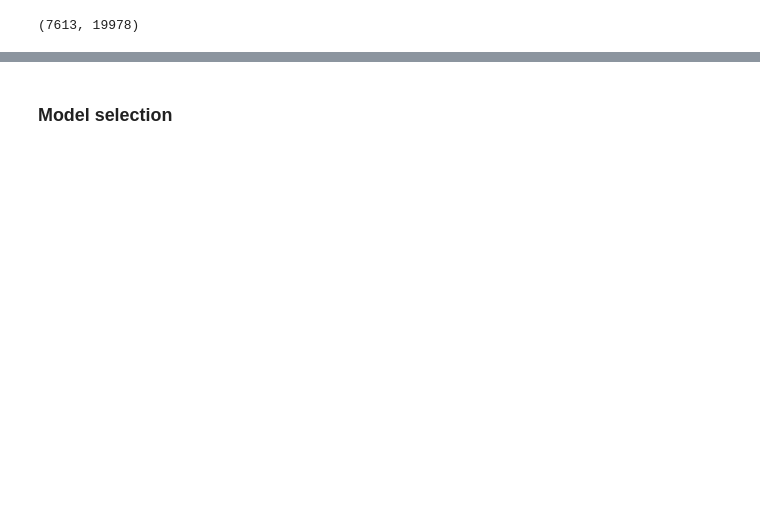
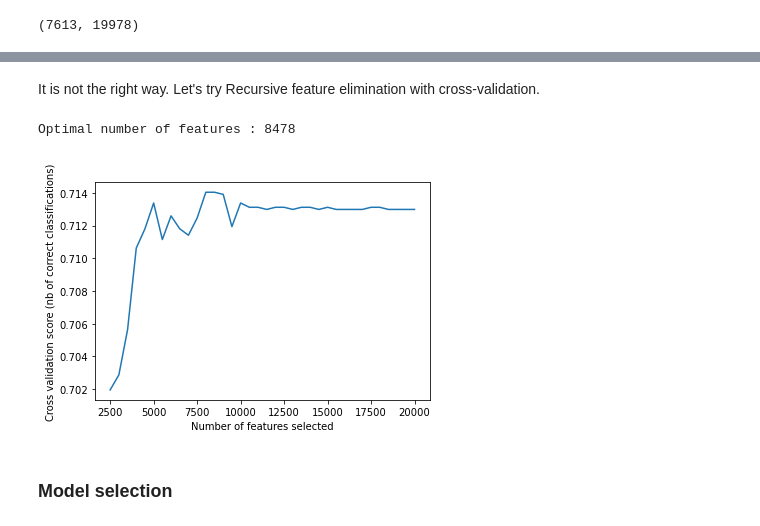
Before and after one commit to lept1/Kaggle_DisasterTweets, a Jupyter notebook: Disaster_Tweets.ipynb, the cells around one changed output, grey strips where cells are left out. Saved outputs shown, nothing was run; the diff lists cells and outputs as text; code cells hidden in the pictures; blank space fills up the shorter version.

```diff
--- a/Disaster_Tweets.ipynb
+++ b/Disaster_Tweets.ipynb
@@ -171,0 +200,32 @@ X_text.shape
+# %% [markdown]
+It is not the right way. Let's try Recursive feature elimination with cross-validation.
+# %%
+
+from sklearn.model_selection import StratifiedKFold
+from sklearn.feature_selection import RFECV
+
+
+# Create the RFE object and compute a cross-validated score.
+svc = SVC(kernel="linear")
+# The "accuracy" scoring is proportional to the number of correct
+# classifications
+
+min_features_to_select = 2500  # Minimum number of features to consider
+rfecv = RFECV(estimator=svc, step=500, cv=StratifiedKFold(2),
+              scoring='accuracy',
+              min_features_to_select=min_features_to_select)
+rfecv.fit(X_text, y)
+
+print("Optimal number of features : %d" % rfecv.n_features_)
+
+# Plot number of features VS. cross-validation scores
+plt.figure()
+plt.xlabel("Number of features selected")
+plt.ylabel("Cross validation score (nb of correct classifications)")
+plt.plot(np.arange(min_features_to_select,
+               len(rfecv.grid_scores_)*500 + min_features_to_select,500),
+         rfecv.grid_scores_)
+plt.show()
+# %% [output]
+Optimal number of features : 8478
+[figure, added]
```
Also changed, not shown: parts of 6 cells of this notebook.
